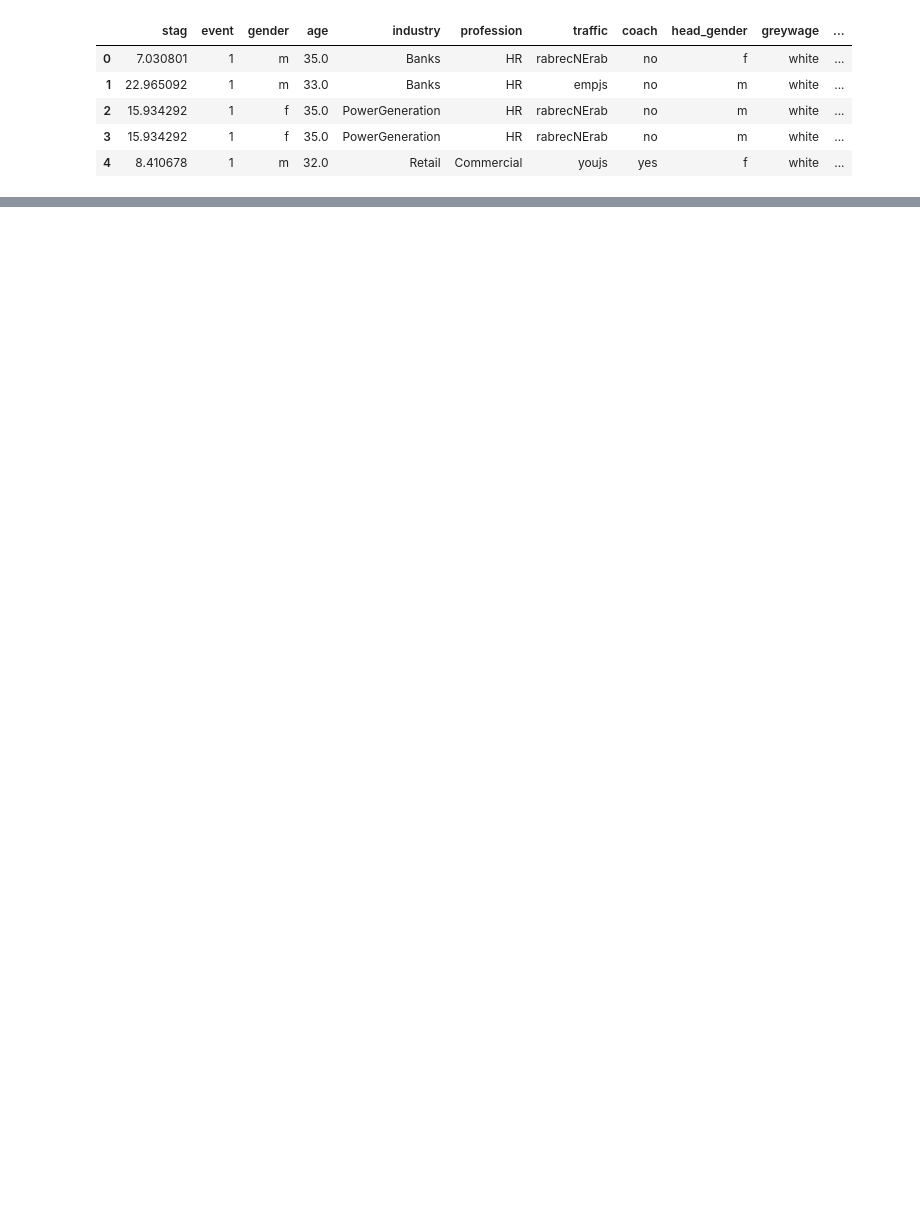
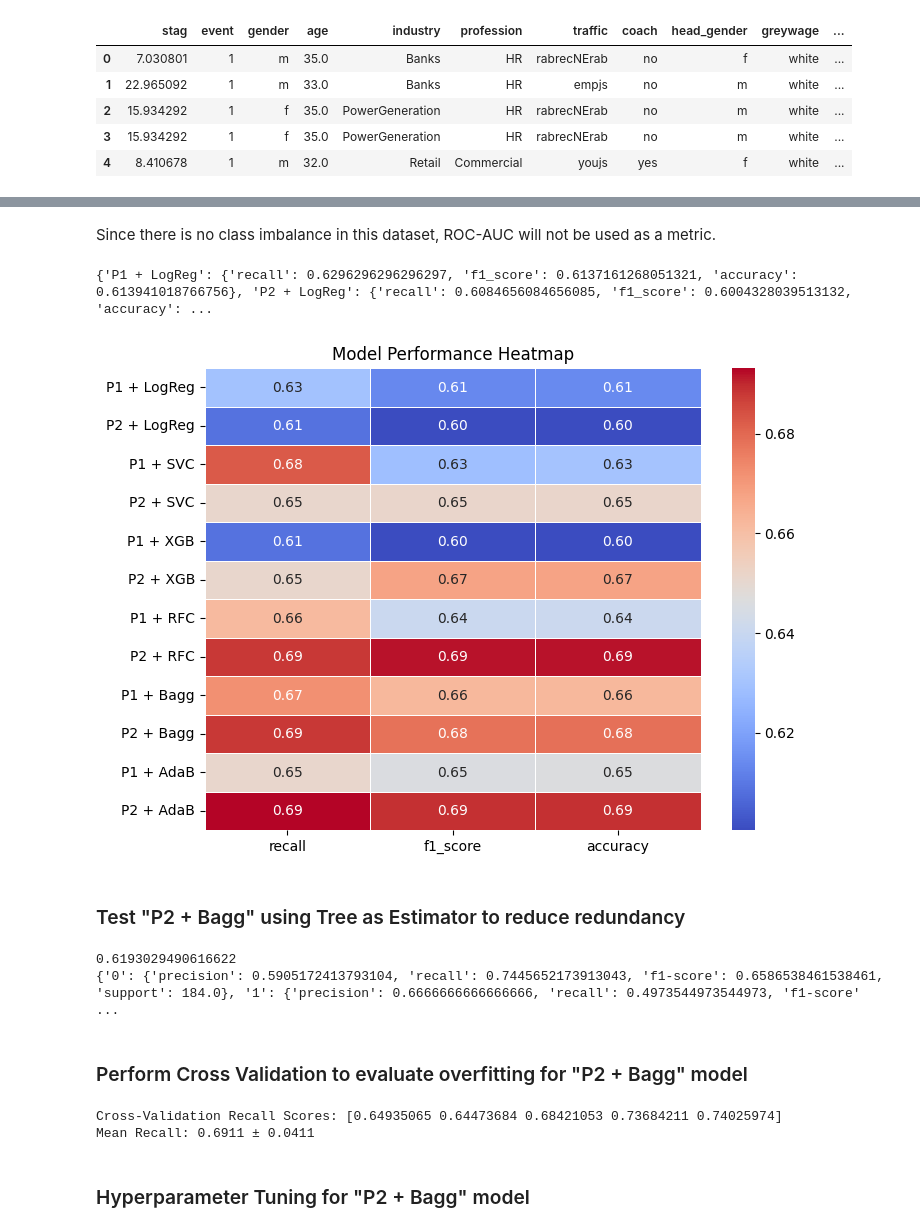
Before and after one commit to DiegoMZD/EmployeeTurnover, a Jupyter notebook: notebooks/03_modelling.ipynb, the cells around one changed output, grey strips where cells are left out. Saved outputs shown, nothing was run; the diff lists cells and outputs as text; code cells hidden in the pictures; blank space fills up the shorter version.

Commit message:
add modelling notebook, final data, and save model

```diff
--- a/notebooks/03_modelling.ipynb
+++ b/notebooks/03_modelling.ipynb
@@ -250,0 +257,7 @@ with mlflow.start_run(run_name = f"pipeline_bagging_{model}"):
+# %%
+pipeline_adaboost2.fit(X_train, y_train)
+y_pred = pipeline_adaboost2.predict(X_test)
+score = accuracy_score(y_test, y_pred)
+report_adaboost2 = classification_report(y_test, y_pred, output_dict = True)
+print(score)
+print(report_adaboost2)
@@ -250,0 +288,32 @@ with mlflow.start_run(run_name = f"pipeline_bagging_{model}"):
+# %% [markdown]
+Since there is no class imbalance in this dataset, ROC-AUC will not be used as a metric.
+# %%
+experiment_reports = [report_log_reg1, report_log_reg2, report_svc1, report_svc2, report_xgb1, report_xgb2,
+                      report_rfc1, report_rfc2, report_bagging1, report_bagging2, report_adaboost1, report_adaboost2]
+experiment_name = ["P1 + LogReg", "P2 + LogReg", "P1 + SVC", "P2 + SVC", "P1 + XGB", "P2 + XGB", "P1 + RFC", "P2 + RFC",
+                   "P1 + Bagg", "P2 + Bagg", "P1 + AdaB", "P2 + AdaB"]
+# %%
+results_dict = {}
+# %%
+for index, report in enumerate(experiment_reports):
+    results_dict[experiment_name[index]] = {
+        "recall": report["1"]["recall"],
+        "f1_score": report["macro avg"]["f1-score"],
+        "accuracy": report["accuracy"]
+    }
+print(results_dict)
+# %% [output]
+{'P1 + LogReg': {'recall': 0.6296296296296297, 'f1_score': 0.6137161268051321, 'accuracy': 0.613941018766756}, 'P2 + LogReg': {'recall': 0.6084656084656085, 'f1_score': 0.6004328039513132, 'accuracy': ...
+# %%
+df = pd.DataFrame(results_dict).T
+
+plt.figure(figsize=(8, 6))
+sns.heatmap(df, annot=True, cmap="coolwarm", fmt=".2f", linewidths=0.5)
+
+plt.title("Model Performance Heatmap")
+
+plt.show()
+# %% [output]
+[figure, added]
+# %% [markdown]
+### Test "P2 + Bagg" using Tree as Estimator to reduce redundancy
@@ -250,0 +325,22 @@ with mlflow.start_run(run_name = f"pipeline_bagging_{model}"):
+# %%
+pipeline_bagging2_tree.fit(X_train, y_train)
+y_pred = pipeline_bagging2_tree.predict(X_test)
+score = accuracy_score(y_test, y_pred)
+report_bagging2_tree = classification_report(y_test, y_pred, output_dict = True)
+print(score)
+print(report_bagging2_tree)
+# %% [output]
+0.6193029490616622
+{'0': {'precision': 0.5905172413793104, 'recall': 0.7445652173913043, 'f1-score': 0.6586538461538461, 'support': 184.0}, '1': {'precision': 0.6666666666666666, 'recall': 0.4973544973544973, 'f1-score' ...
+# %% [markdown]
+### Perform Cross Validation to evaluate overfitting for "P2 + Bagg" model
+# %%
+cv_scores = cross_val_score(pipeline_bagging2, X_train, y_train, cv=5, scoring='recall')
+
+print(f'Cross-Validation Recall Scores: {cv_scores}')
+print(f'Mean Recall: {cv_scores.mean():.4f} ± {cv_scores.std():.4f}')
+# %% [output]
+Cross-Validation Recall Scores: [0.64935065 0.64473684 0.68421053 0.73684211 0.74025974]
+Mean Recall: 0.6911 ± 0.0411
+# %% [markdown]
+### Hyperparameter Tuning for "P2 + Bagg" model
```
Also changed, not shown: parts of 86 cells of this notebook, 9 other files.
